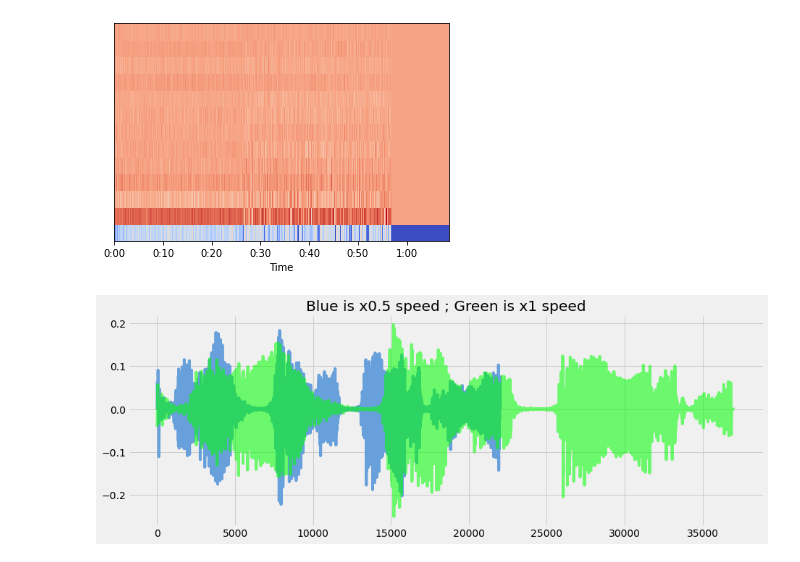
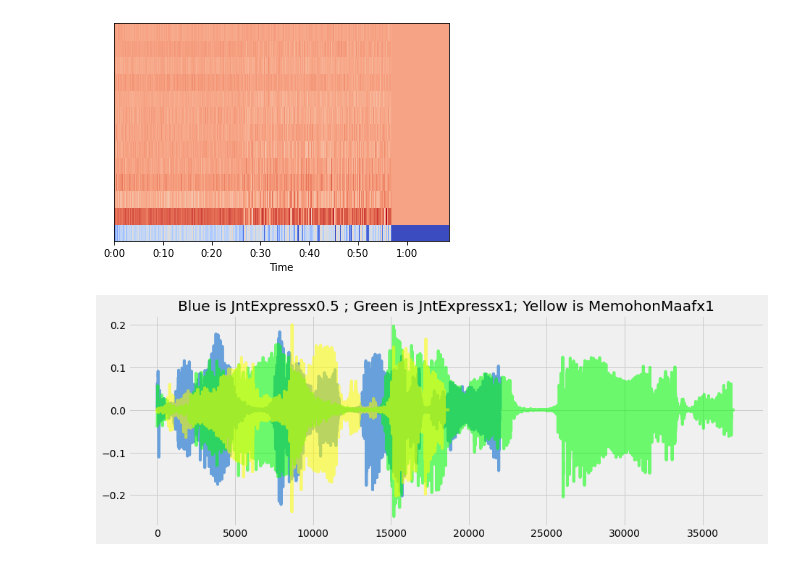
Before and after one commit to afique13/DTW, a Jupyter notebook: AudioNotebook.ipynb, the cells around one changed output. Saved outputs shown, nothing was run; the diff lists cells and outputs as text; code cells hidden in the pictures.

Commit message:
graph change

```diff
--- a/AudioNotebook.ipynb
+++ b/AudioNotebook.ipynb
@@ -100,25 +100,28 @@ librosa.display.specshow(mfcc, x_axis='time')
 # %%
 import librosa
 import matplotlib.pyplot as plt
 import IPython.display
 from IPython.display import Image
 import librosa.display
 from scipy.spatial.distance import euclidean
 from fastdtw import fastdtw
 
 y1, sr1 = librosa.load('Audio File\JnTExpressx0.5.wav')
 y2, sr2 = librosa.load('Audio File\JnTExpressx1.wav')
+y3, sr3 = librosa.load('Audio File\MemohonMaafx1.wav')
 y_harmonic1, y_percussive1 = librosa.effects.hpss(y1)
 y_harmonic2, y_percussive2 = librosa.effects.hpss(y2)
+y_harmonic3, y_percussive3 = librosa.effects.hpss(y3)
 
 plt.style.use('fivethirtyeight')
 
 plt.figure(figsize=(14,5))
 jnt_compare = plt.subplot(1,1,1)
 jnt_compare.plot(y_percussive2, color='#67A0DA')
 jnt_compare.plot(y_percussive1, color='#00FF00', alpha=0.55)
-plt.title("Blue is x0.5 speed ; Green is x1 speed")
+jnt_compare.plot(y_percussive3, color='#FFFF00', alpha=0.55)
+plt.title("Blue is JntExpressx0.5 ; Green is JntExpressx1; Yellow is MemohonMaafx1")
 
 plt.show()
 # %% [output]
-[figure, old version]
+[figure, new version]
```
